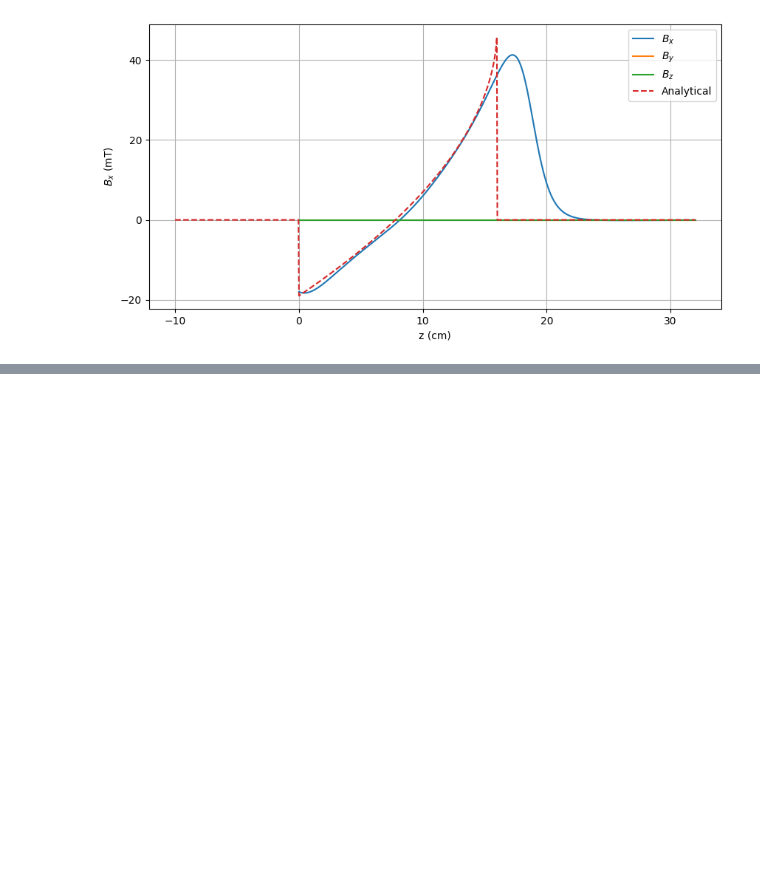
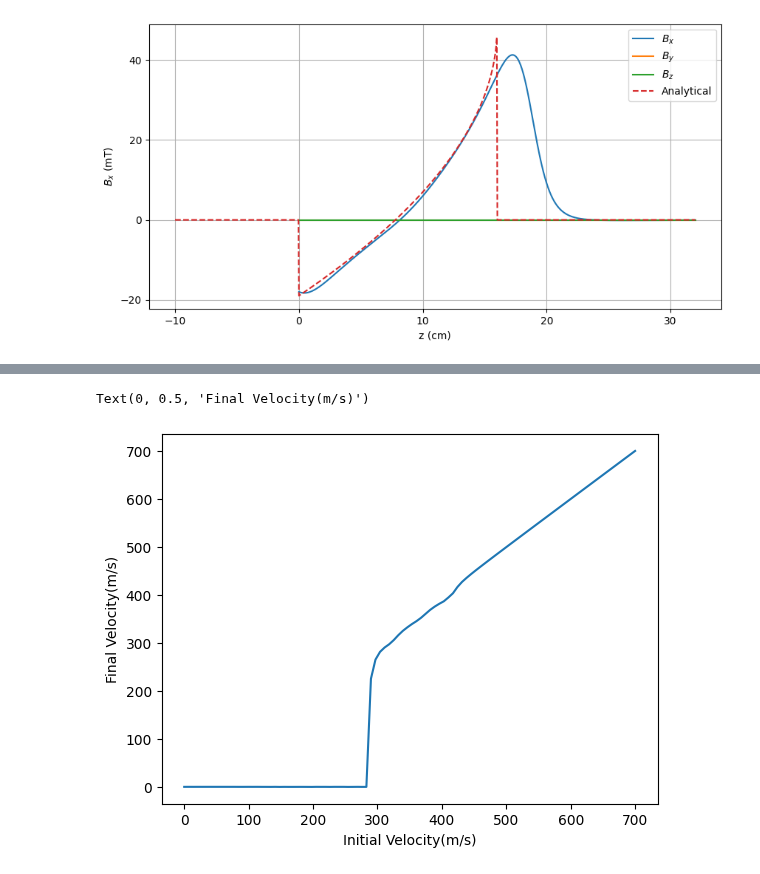
Before and after one commit to benfox4543/YB-zeeman-slower, a Jupyter notebook: zeeman slower_yb(fix after loosing good one).ipynb, the cells around one changed output, grey strips where cells are left out. Saved outputs shown, nothing was run; the diff lists cells and outputs as text; code cells hidden in the pictures; blank space fills up the shorter version.

```diff
--- a/zeeman slower_yb(fix after loosing good one).ipynb
+++ b/zeeman slower_yb(fix after loosing good one).ipynb
@@ -505,0 +527,7 @@ Text(0, 0.5, 'Final velocity(m/s)')
+# %%
+plt.plot(initial_velocity,final_velocity)
+plt.xlabel('Initial Velocity(m/s)')
+plt.ylabel('Final Velocity(m/s)')
+# %% [output]
+Text(0, 0.5, 'Final Velocity(m/s)')
+[figure, added]
```
Also changed, not shown: parts of 38 cells of this notebook.
